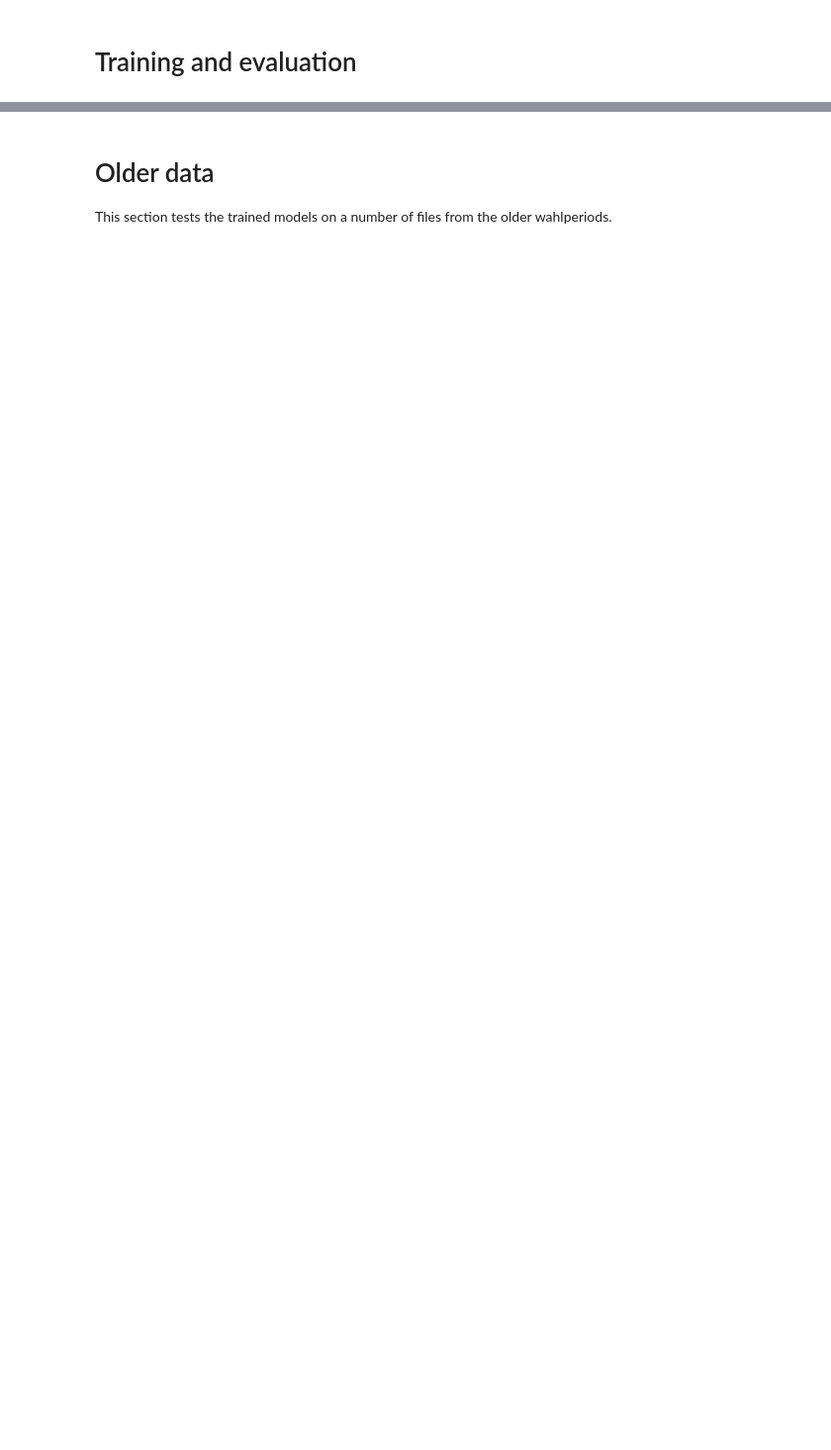
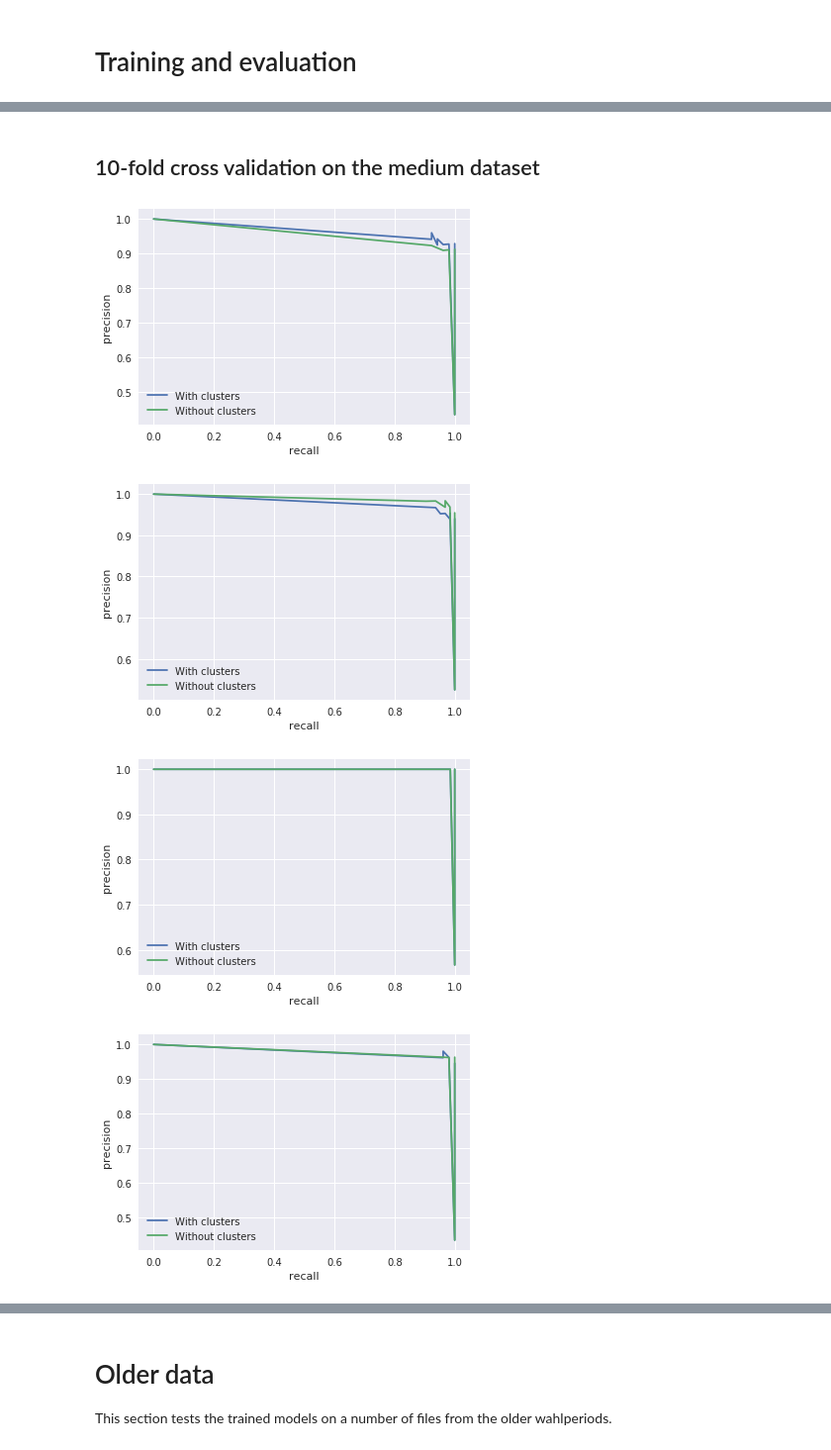
Before and after one commit to maarten990/masterthesis, a Jupyter notebook: experiments.ipynb, the cells around one changed output, grey strips where cells are left out. Shown: that part at 99% size. Saved outputs shown, nothing was run; the diff lists cells and outputs as text; code cells hidden in the pictures; blank space fills up the shorter version.

```diff
--- a/experiments.ipynb
+++ b/experiments.ipynb
@@ -52,0 +138,30 @@ medium_dataset = data.GermanDatasetInMemory(files, num_clusters, 500, 5000, 3, 0
+# %% [markdown]
+## 10-fold cross validation on the medium dataset
+# %%
+k = 10
+folds = medium_dataset.kfold(k=k)
+f1_scores_plain = []
+aoc_scores_plain = []
+f1_scores_cluster = []
+aoc_scores_cluster = []
+for i in range(k):
+    torch.cuda.empty_cache()
+    training_folds = [folds[j] for j in range(k) if j != i]
+    train_set = data.ConcatDataset(training_folds)
+    test_set = folds[i]
+
+    plain_model, plain_losses = train.setup_and_train(params, with_labels=False, dataset=train_set,
+                                                      epochs=params.epochs, batch_size=50, optim_fn=optimizer)
+    cluster_model, cluster_losses = train.setup_and_train(params, with_labels=False, dataset=train_set,
+                                                          epochs=params.epochs, batch_size=50, optim_fn=optimizer)
+
+    plain_scores, cluster_scores, fig = evaluate.compare(plain_model, cluster_model, test_set)
+    f1_scores_plain.append(plain_scores['F1'])
+    aoc_scores_plain.append(plain_scores['AoC'])
+    f1_scores_cluster.append(cluster_scores['F1'])
+    aoc_scores_cluster.append(cluster_scores['AoC'])
+# %% [output]
+[figure, added]
+[figure, added]
+[figure, added]
+[figure, added]
```
Also changed, not shown: parts of 22 cells of this notebook, 3 other files.
